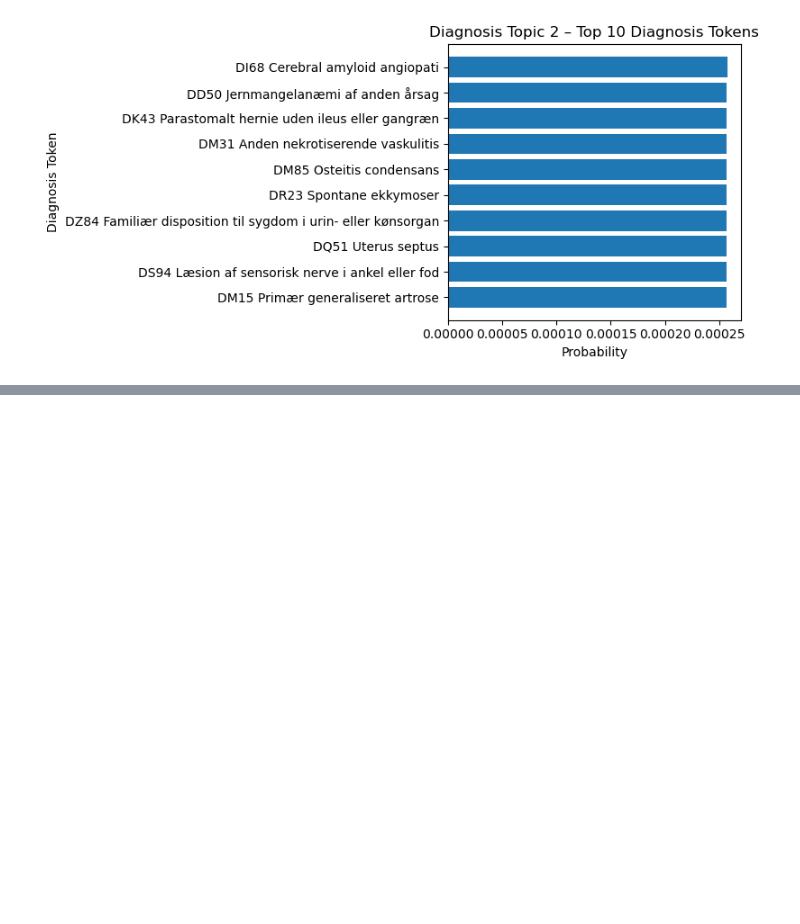
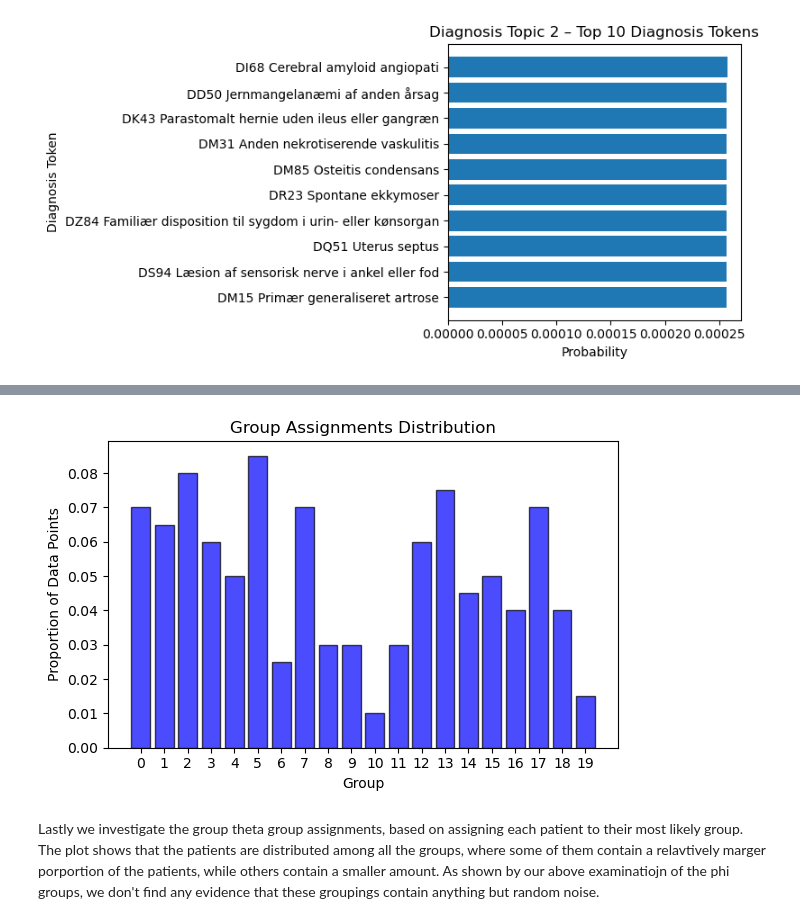
Before and after one commit to KarolineKlan/mbml_project, a Jupyter notebook: 3_MCLDA.ipynb, the cells around one changed output, grey strips where cells are left out. Cells and saved outputs as stored; diff of their text form; code cells hidden in the pictures; blank space fills up the shorter version.

```diff
--- a/3_MCLDA.ipynb
+++ b/3_MCLDA.ipynb
@@ -647,0 +585,20 @@ plt.show()
+# %%
+theta_posterior = pyro.param("theta_posterior").detach().cpu()
+
+majority_group = torch.argmax(theta_posterior, dim=1).numpy()
+group_counts = np.bincount(majority_group, minlength=theta_posterior.shape[1])
+group_proportions = group_counts / group_counts.sum()
+
+
+plt.figure(figsize=(6, 4))
+plt.bar(np.arange(len(group_proportions)), group_proportions, color='blue', alpha=0.7, edgecolor='black')
+plt.xticks(np.arange(len(group_proportions)))
+plt.xlabel("Group")
+plt.ylabel("Proportion of Data Points")
+plt.title("Group Assignments Distribution")
+plt.tight_layout()
+plt.show()
+# %% [output]
+[figure, added]
+# %% [markdown]
+Lastly we investigate the group theta group assignments, based on assigning each patient to their most likely group. The plot shows that the patients are distributed among all the groups, where some of them contain a relavtively marger porportion of the patients, while others contain a smaller amount. As shown by our above examinatiojn of the phi groups, we don't find any evidence that these groupings contain anything but random noise.
```
Also changed, not shown: parts of 19 cells of this notebook.
